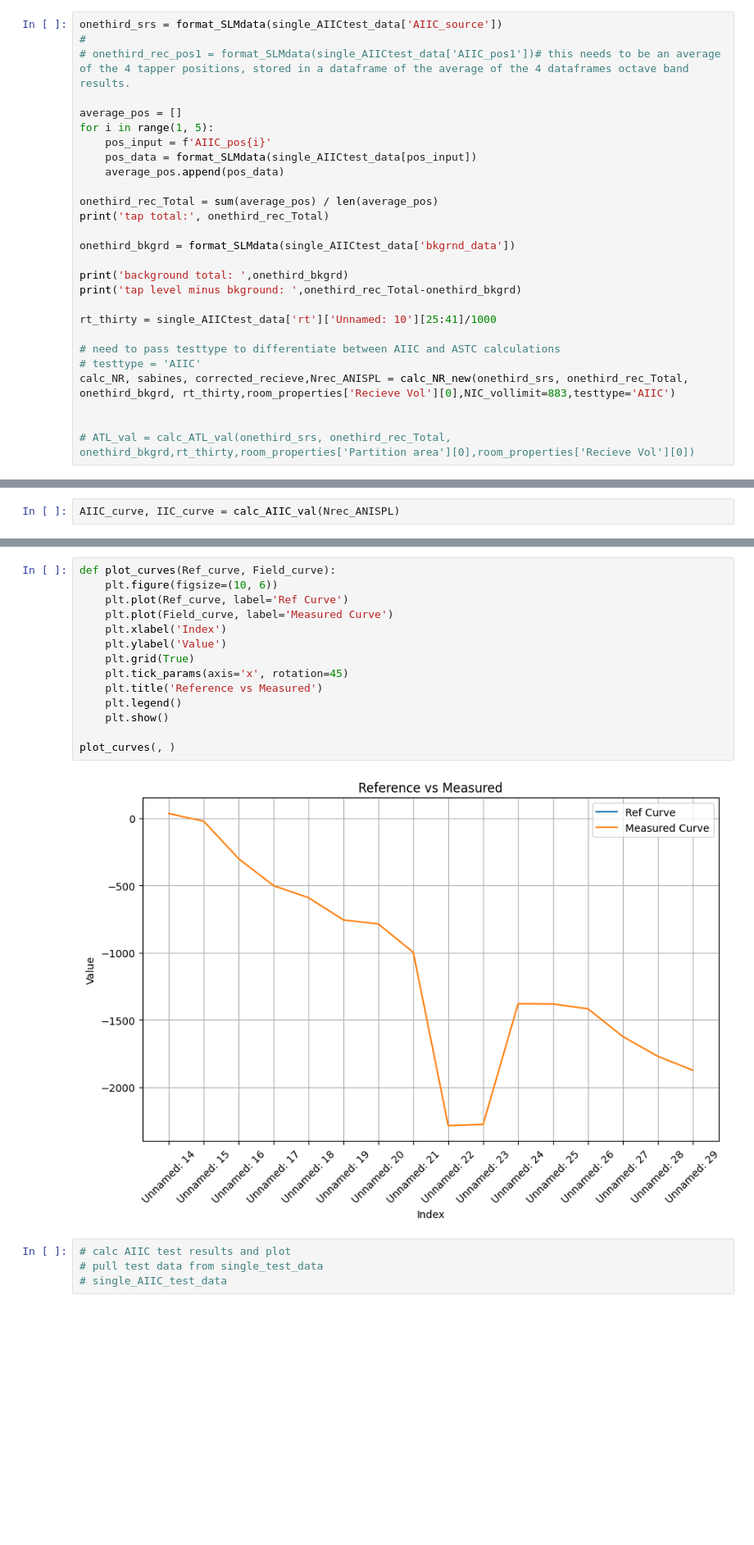
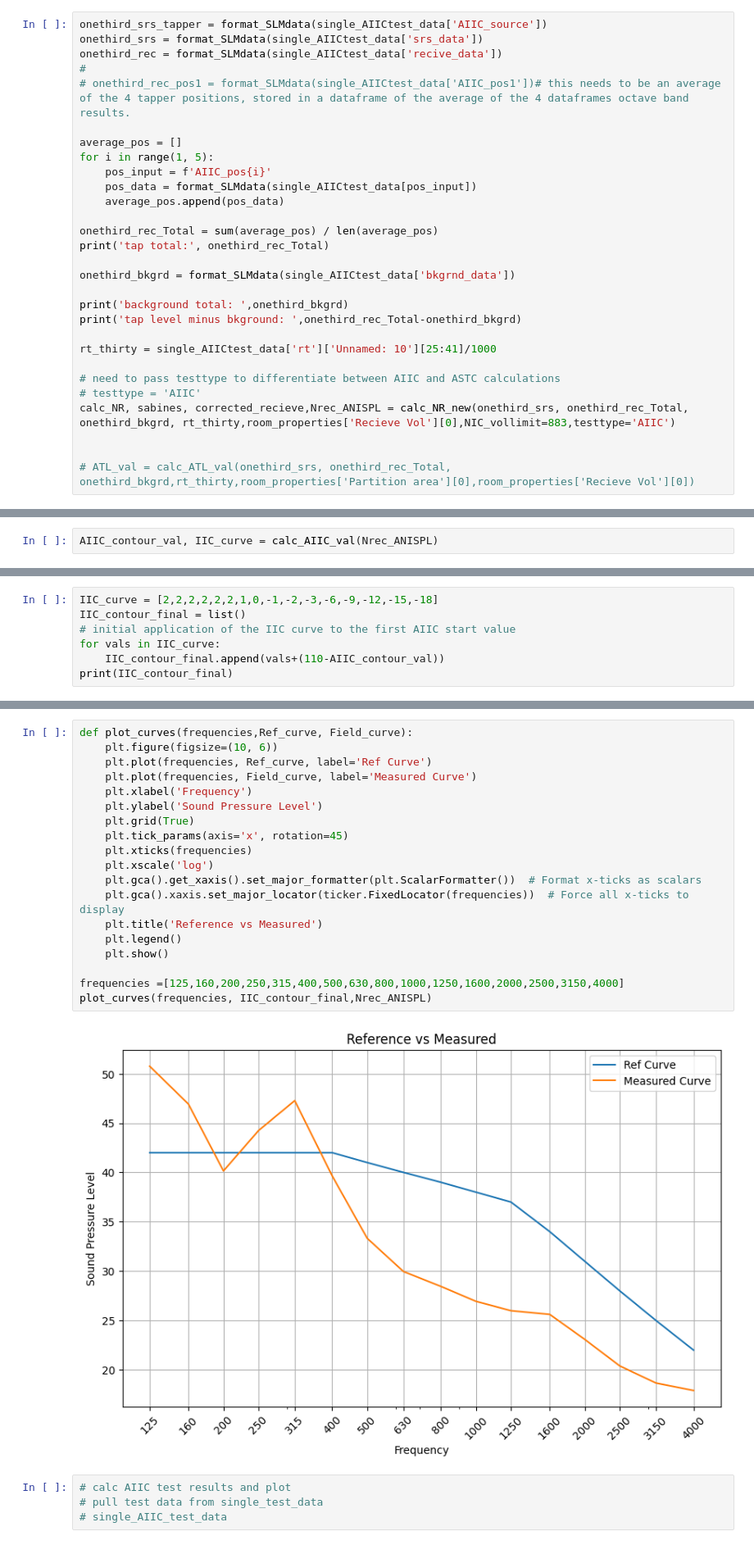
Before and after one commit to phiberoptik112/ASTM_test_calculator, a Jupyter notebook: ASTC GUI proto debug.ipynb, the cells around one changed output, grey strips where cells are left out. Shown: that part at 82% size. Drawn from its saved outputs; the diff is of its cells as text; blank space fills up the shorter version.

Commit message:
fixed ATL calc loop

```diff
--- a/ASTC GUI proto debug.ipynb
+++ b/ASTC GUI proto debug.ipynb
@@ -320,7 +402,9 @@ def calc_NR_new(srs_overalloct, rec_overalloct, bkgrnd_overalloct, rt_thirty, re
     Normalized_recieve = recieve_corr-10*(np.log10(108/sabines))
     return NR_val, sabines,recieve_corr, Normalized_recieve
 # %%
-onethird_srs = format_SLMdata(single_AIICtest_data['AIIC_source'])
+onethird_srs_tapper = format_SLMdata(single_AIICtest_data['AIIC_source'])
+onethird_srs = format_SLMdata(single_AIICtest_data['srs_data'])
+onethird_rec = format_SLMdata(single_AIICtest_data['recive_data'])
 #
 # onethird_rec_pos1 = format_SLMdata(single_AIICtest_data['AIIC_pos1'])# this needs to be an average of the 4 tapper positions, stored in a dataframe of the average of the 4 dataframes octave band results.
 
@@ -452,7 +575,7 @@ def calc_AIIC_val(Normalized_recieve_IIC):
         Contour_curve_result = IIC_contour - Normalized_recieve_IIC
         if AIIC_start <10: break
 # %%
-AIIC_curve, IIC_curve = calc_AIIC_val(Nrec_ANISPL)
+AIIC_contour_val, IIC_curve = calc_AIIC_val(Nrec_ANISPL)
 # %% [output]
 Normalized recieve ANISPL:  25    50.759977
 26    46.921231
@@ -584,0 +597,7 @@ def pull_testplan_data(self,curr_test):
+# %%
+IIC_curve = [2,2,2,2,2,2,1,0,-1,-2,-3,-6,-9,-12,-15,-18]
+IIC_contour_final = list()
+# initial application of the IIC curve to the first AIIC start value
+for vals in IIC_curve:
+    IIC_contour_final.append(vals+(110-AIIC_contour_val))
+print(IIC_contour_final)
@@ -585,19 +606,24 @@ def pull_testplan_data(self,curr_test):
 # %%
-def plot_curves(Ref_curve, Field_curve):
+def plot_curves(frequencies,Ref_curve, Field_curve):
     plt.figure(figsize=(10, 6))
-    plt.plot(Ref_curve, label='Ref Curve')
-    plt.plot(Field_curve, label='Measured Curve')
-    plt.xlabel('Index')
-    plt.ylabel('Value')
+    plt.plot(frequencies, Ref_curve, label='Ref Curve')
+    plt.plot(frequencies, Field_curve, label='Measured Curve')
+    plt.xlabel('Frequency')
+    plt.ylabel('Sound Pressure Level')
     plt.grid(True)
     plt.tick_params(axis='x', rotation=45)
+    plt.xticks(frequencies)
+    plt.xscale('log')
+    plt.gca().get_xaxis().set_major_formatter(plt.ScalarFormatter())  # Format x-ticks as scalars
+    plt.gca().xaxis.set_major_locator(ticker.FixedLocator(frequencies))  # Force all x-ticks to display
     plt.title('Reference vs Measured')
     plt.legend()
     plt.show()
 
-plot_curves(, )
+frequencies =[125,160,200,250,315,400,500,630,800,1000,1250,1600,2000,2500,3150,4000]
+plot_curves(frequencies, IIC_contour_final,Nrec_ANISPL)
 # %% [output]
-[figure, old version]
+[figure, new version]
 # %%
 # calc AIIC test results and plot
 # pull test data from single_test_data
```
Also changed, not shown: parts of 12 cells of this notebook, 1 other file.
